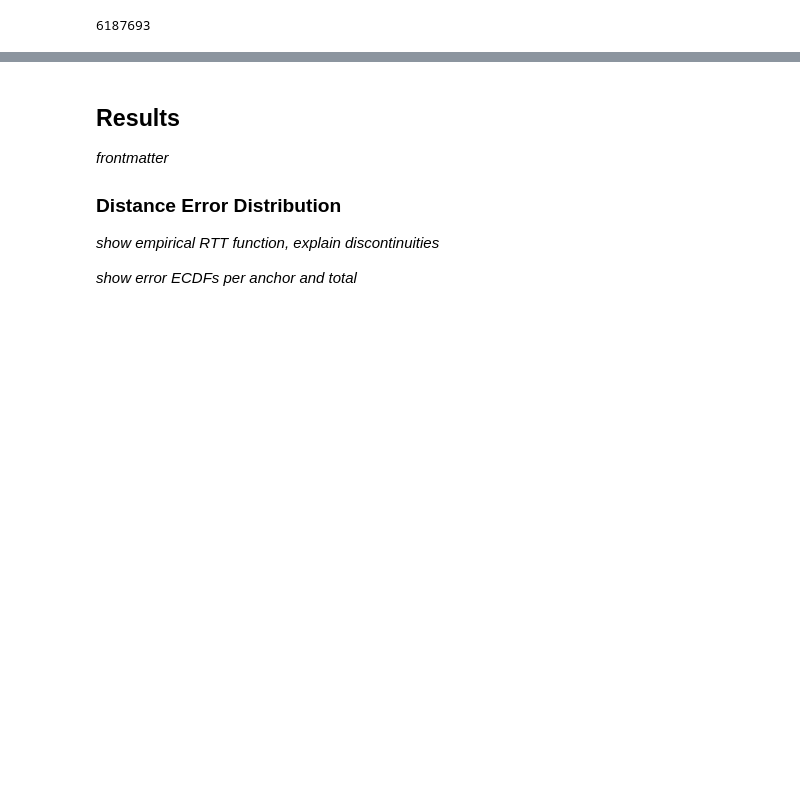
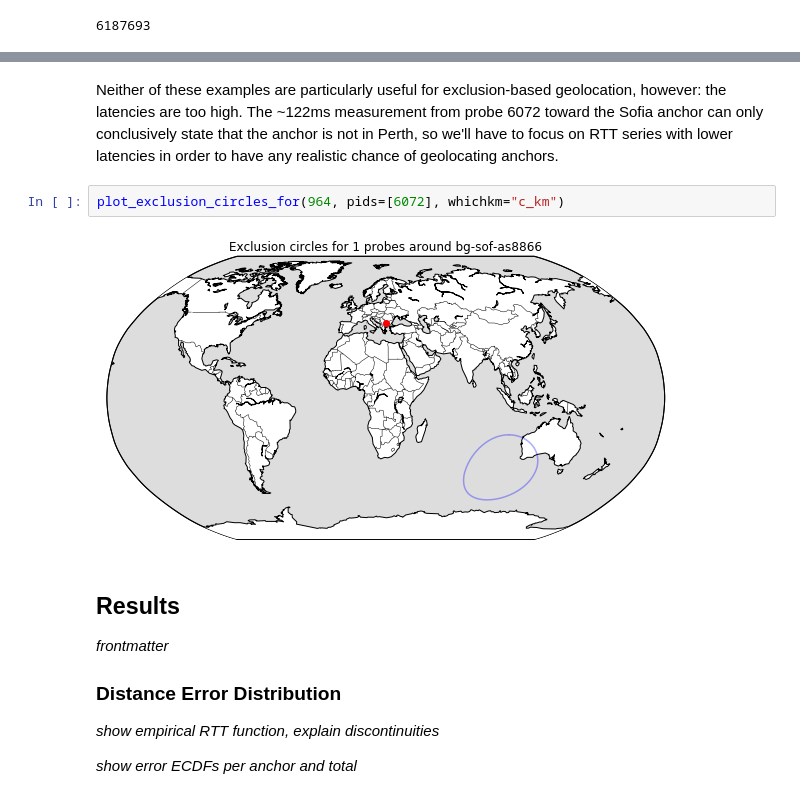
Before and after one commit to britram/trilateration, a Jupyter notebook: paper.ipynb, the cells around one changed output, grey strips where cells are left out. Drawn from its saved outputs; the diff is of its cells as text; blank space fills up the shorter version.

```diff
--- a/paper.ipynb
+++ b/paper.ipynb
@@ -152,3 +272,9 @@ _Look at a few examples of RTT series to show "well-behaved" series, v4/v6 diffe
+# %% [markdown]
+Neither of these examples are particularly useful for exclusion-based geolocation, however: the latencies are too high. The ~122ms measurement from probe 6072 toward the Sofia anchor can only conclusively state that the anchor is not in Perth, so we'll have to focus on RTT series with lower latencies in order to have any realistic chance of geolocating anchors.
+# %%
+plot_exclusion_circles_for(964, pids=[6072], whichkm="c_km")
+# %% [output]
+[figure, added]
 # %% [markdown]
 ## Results
 
```
Also changed, not shown: parts of 10 cells of this notebook.
